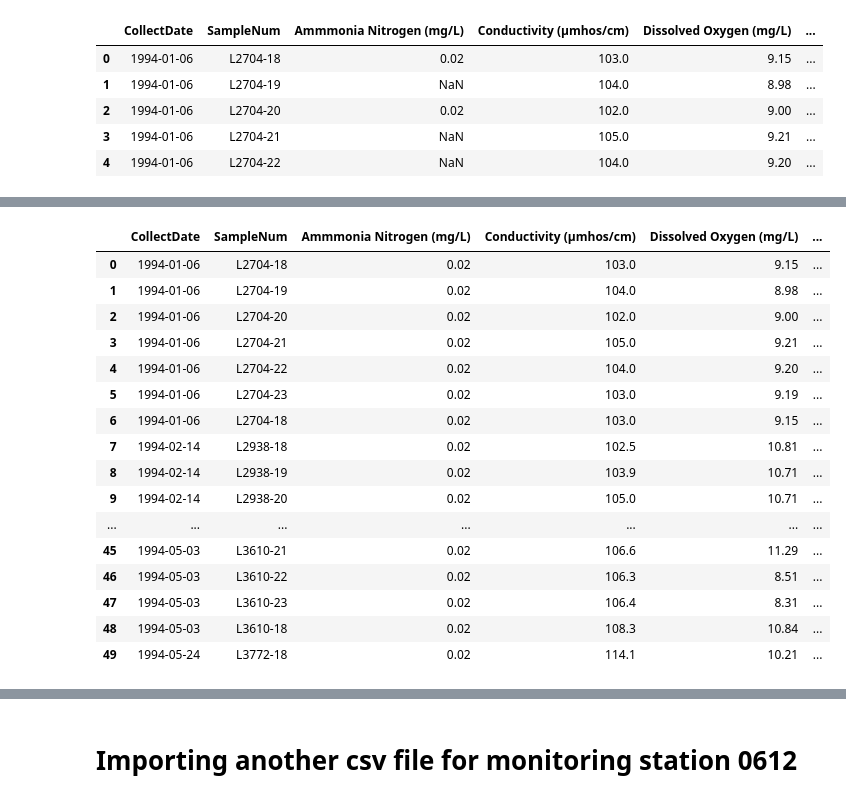
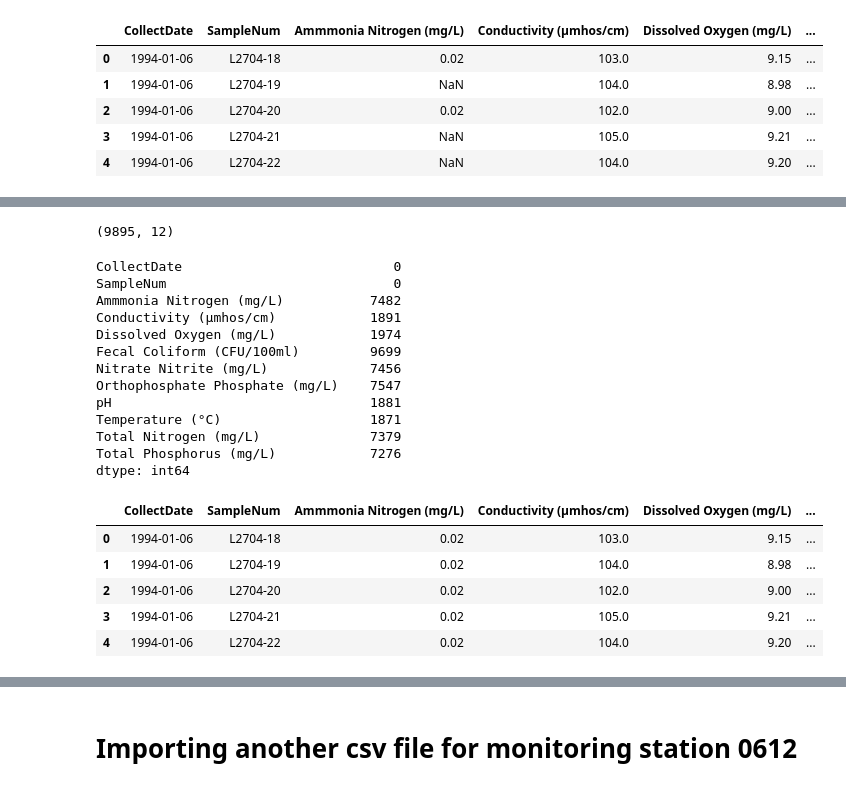
Before and after one commit to gothwalritu/Water-qualtiy-predictor-with-time-sereis-forecasting, a Jupyter notebook: Ritu_Gothwal/Water_quality_Prediction_2.ipynb, the cells around one changed output, grey strips where cells are left out. Drawn from its saved outputs; the diff is of its cells as text; code cells hidden in the pictures.

```diff
--- a/Ritu_Gothwal/Water_quality_Prediction_1.ipynb
+++ b/Ritu_Gothwal/Water_quality_Prediction_2.ipynb
@@ -107,7 +107,8 @@ Total Phosphorus (mg/L)            7289
 Total Alkalinity (mg/L)            9649
 dtype: int64
 # %%
-WQ_0611_df_1= WQ_0611_df.drop(columns=["Ecoli","Fecal Coliform (CFU/100ml)", "Total Alkalinity (mg/L)"])
-
+#WQ_0611_df_1= WQ_0611_df.drop(columns=["Ecoli","Fecal Coliform (CFU/100ml)", "Total Alkalinity (mg/L)"])
+WQ_0611_df_1= WQ_0611_df.drop(columns=["Ecoli", "Total Alkalinity (mg/L)"])
+print(WQ_0611_df_1.shape)
 WQ_0611_df_1.head()
 # %% [output]
@@ -179,3 +172,8 @@ df_1.head()
 | 2 | 1994-01-06 | L2704-20 | 0.02 | 102.0 | 9.00 | ... |
 | 3 | 1994-01-06 | L2704-21 | NaN | 105.0 | 9.21 | ... |
 | 4 | 1994-01-06 | L2704-22 | NaN | 104.0 | 9.20 | ... |
+# %%
+# Dropping the duplicate Sample in the column "SampleNum"
+df_1 = df_1.drop_duplicates(subset=['SampleNum'])
+print(df_1.shape)
+df_1.head(50)
@@ -182,24 +199,32 @@ df_1.head()
+# %%
+# Finding out the null values in the remaining columns
+print(df_1.shape)
+df_1.isnull().sum()
+# %% [output]
+(9895, 12)
+CollectDate                           0
+SampleNum                             0
+Ammmonia Nitrogen (mg/L)           7482
+Conductivity (µmhos/cm)            1891
+Dissolved Oxygen (mg/L)            1974
+Fecal Coliform (CFU/100ml)         9699
+Nitrate Nitrite (mg/L)             7456
+Orthophosphate Phosphate (mg/L)    7547
+pH                                 1881
+Temperature (°C)                   1871
+Total Nitrogen (mg/L)              7379
+Total Phosphorus (mg/L)            7276
+dtype: int64
 # %%
+# Since we have lots of null values we are replacing the null values in each month with the mean of the remaining values in that month.
 # Replacing the NaN values:
 
-#df_3 = df_1.groupby(["CollectDate", "Ammmonia Nitrogen (mg/L)"]).apply(lambda x:x.fillna(x.mean()))
 df_3 = df_1.groupby(["CollectDate"]).apply(lambda x:x.fillna(x.mean()))
-df_3.head(50)
+df_3.head(5)
 # %% [output]
 |  | CollectDate | SampleNum | Ammmonia Nitrogen (mg/L) | Conductivity (µmhos/cm) | Dissolved Oxygen (mg/L) | ... |
 | 0 | 1994-01-06 | L2704-18 | 0.02 | 103.0 | 9.15 | ... |
 | 1 | 1994-01-06 | L2704-19 | 0.02 | 104.0 | 8.98 | ... |
 | 2 | 1994-01-06 | L2704-20 | 0.02 | 102.0 | 9.00 | ... |
 | 3 | 1994-01-06 | L2704-21 | 0.02 | 105.0 | 9.21 | ... |
 | 4 | 1994-01-06 | L2704-22 | 0.02 | 104.0 | 9.20 | ... |
-| 5 | 1994-01-06 | L2704-23 | 0.02 | 103.0 | 9.19 | ... |
-| 6 | 1994-01-06 | L2704-18 | 0.02 | 103.0 | 9.15 | ... |
-| 7 | 1994-02-14 | L2938-18 | 0.02 | 102.5 | 10.81 | ... |
-| 8 | 1994-02-14 | L2938-19 | 0.02 | 103.9 | 10.71 | ... |
-| 9 | 1994-02-14 | L2938-20 | 0.02 | 105.0 | 10.71 | ... |
-| ... | ... | ... | ... | ... | ... | ... |
-| 45 | 1994-05-03 | L3610-21 | 0.02 | 106.6 | 11.29 | ... |
-| 46 | 1994-05-03 | L3610-22 | 0.02 | 106.3 | 8.51 | ... |
-| 47 | 1994-05-03 | L3610-23 | 0.02 | 106.4 | 8.31 | ... |
-| 48 | 1994-05-03 | L3610-18 | 0.02 | 108.3 | 10.84 | ... |
-| 49 | 1994-05-24 | L3772-18 | 0.02 | 114.1 | 10.21 | ... |
```
Also changed, not shown: parts of 11 cells of this notebook, 3 other files.
